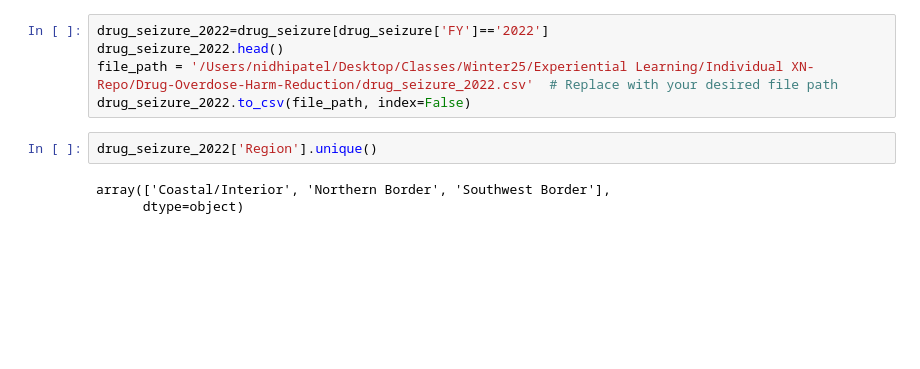
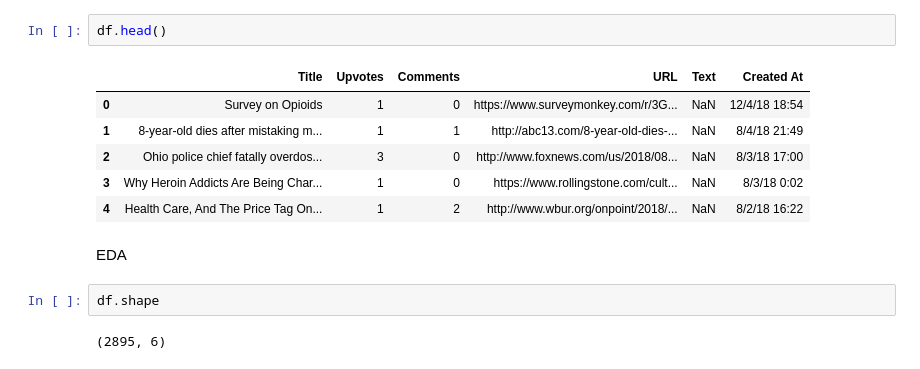
Before and after one commit to nidhi0805/Personal-Drug-Overdose-Harm-Reduction, a Jupyter notebook: Notebooks/Data Exploration.ipynb, the cells around one changed output. Saved outputs shown, nothing was run; the diff lists cells and outputs as text; blank space fills up the shorter version.

```diff
--- a/Notebooks/Data Exploration.ipynb
+++ b/Notebooks/Data Exploration.ipynb
@@ -39,11 +35,16 @@ print(drug_seizure.head())  # Display the first 5 rows of the dataset
 # %%
-drug_seizure_2022=drug_seizure[drug_seizure['FY']=='2022']
-drug_seizure_2022.head()
-file_path = '/Users/nidhipatel/Desktop/Classes/Winter25/Experiential Learning/Individual XN-Repo/Drug-Overdose-Harm-Reduction/drug_seizure_2022.csv'  # Replace with your desired file path
-drug_seizure_2022.to_csv(file_path, index=False)
+df.head()
+# %% [output]
+|  | Title | Upvotes | Comments | URL | Text | Created At |
+| 0 | Survey on Opioids | 1 | 0 | https://www.surveymonkey.com/r/3G... | NaN | 12/4/18 18:54 |
+| 1 | 8-year-old dies after mistaking m... | 1 | 1 | http://abc13.com/8-year-old-dies-... | NaN | 8/4/18 21:49 |
+| 2 | Ohio police chief fatally overdos... | 3 | 0 | http://www.foxnews.com/us/2018/08... | NaN | 8/3/18 17:00 |
+| 3 | Why Heroin Addicts Are Being Char... | 1 | 0 | https://www.rollingstone.com/cult... | NaN | 8/3/18 0:02 |
+| 4 | Health Care, And The Price Tag On... | 1 | 2 | http://www.wbur.org/onpoint/2018/... | NaN | 8/2/18 16:22 |
+# %% [markdown]
+EDA
 # %%
-drug_seizure_2022['Region'].unique()
+df.shape
 # %% [output]
-array(['Coastal/Interior', 'Northern Border', 'Southwest Border'],
-      dtype=object)
+(2895, 6)
 # %%
```
Also changed, not shown: parts of 19 cells of this notebook, 11 other files.
